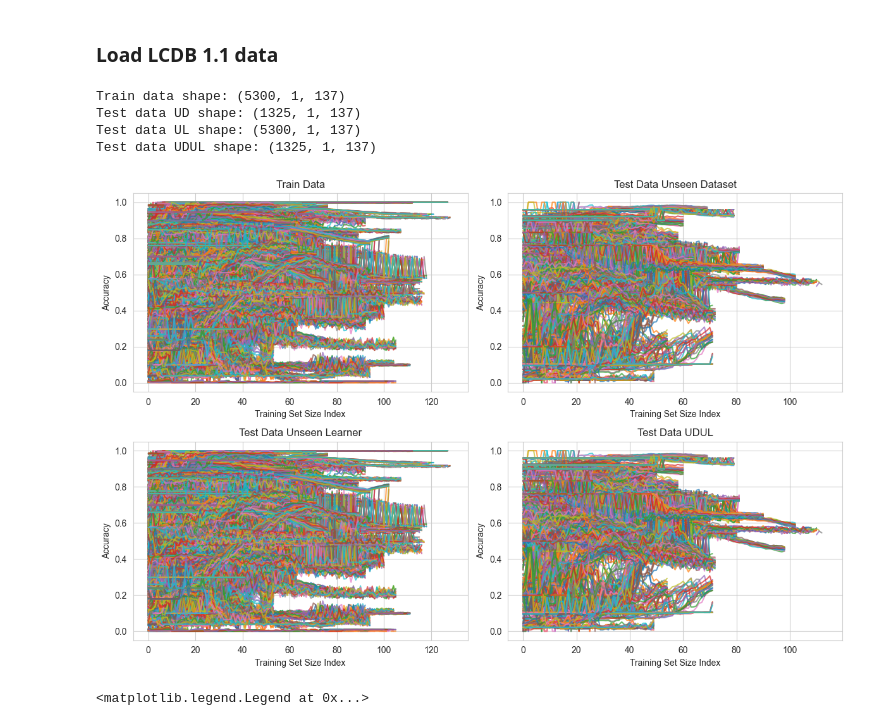
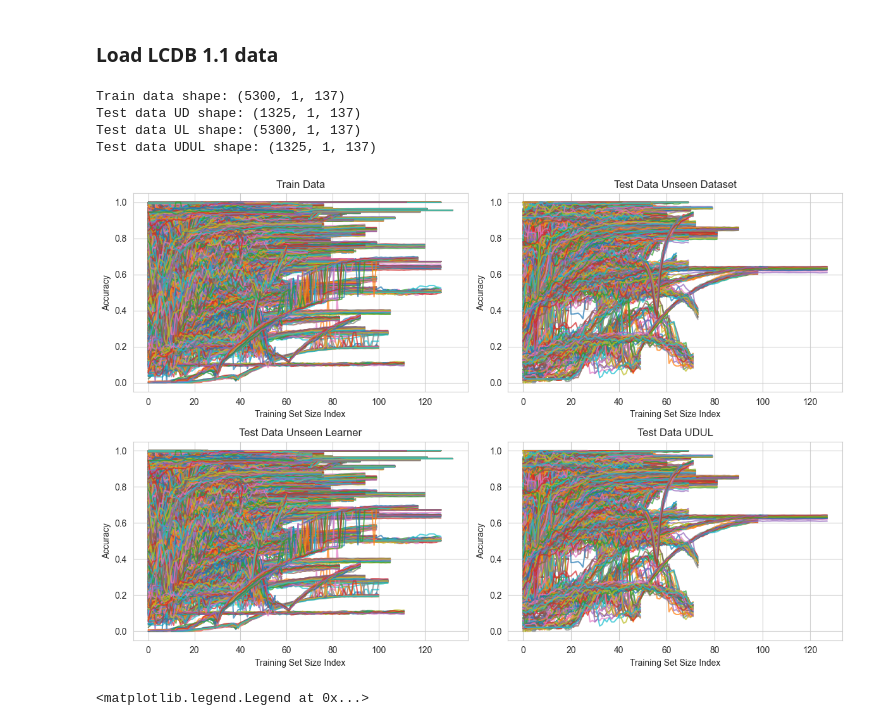
Before and after one commit to Maxmwoan/Research-Project, a Jupyter notebook: new_training_pfn_lcdb11.ipynb, the cells around one changed output. Cells and saved outputs as stored; diff of their text form; code cells hidden in the pictures.

```diff
--- a/new_training_pfn_lcdb11.ipynb
+++ b/new_training_pfn_lcdb11.ipynb
@@ -57,9 +57,9 @@ lc_data = h5py.File(Path.cwd() / 'dataset/LCDB11_ACC_265_noFS_raw.hdf5', 'r')['a
 mean_valid_lc_nofs =np.nanmean(lc_data, axis=(2, 3))
 # %%
 ### Train settings
-data_split_state = 8
-trained_on = "Sigmoid"
-eval_on = "Sigmoid"
+data_split_state = 1
+trained_on = "LDA"
+eval_on = "LDA"
 
 adjust_train_size = False
 training_set_size = 5300
@@ -105,34 +105,34 @@ test_data_UDUL = lc_data[test_data_indices][:, test_learner_indices, :].transpos
 
 if adjust_train_size:
     train_data = train_data[np.random.choice(np.arange(len(train_data)), training_set_size)]
 
 print(f"Train data shape: {train_data.shape}")
 print(f"Test data UD shape: {test_data_UD.shape}")
 print(f"Test data UL shape: {test_data_UL.shape}")
 print(f"Test data UDUL shape: {test_data_UDUL.shape}")
 
 
 def plot_learning_curves(ax, data, title):
     for idx in range(len(data)):
         ax.plot(data[idx, 0, :], linestyle='-', alpha=0.7)
 
     ax.set_xlabel("Training Set Size Index")
     ax.set_ylabel("Accuracy")
     ax.set_title(title)
 
 fig, axes = plt.subplots(2, 2, figsize=(12, 8))
 plot_learning_curves(axes[0, 0], train_data, "Train Data")
 plot_learning_curves(axes[0, 1], test_data_UD, "Test Data Unseen Dataset")
 plot_learning_curves(axes[1, 0], test_data_UL, "Test Data Unseen Learner")
 plot_learning_curves(axes[1, 1], test_data_UDUL, "Test Data UDUL")
 plt.tight_layout()
 plt.show()
 # %% [output]
 Train data shape: (5300, 1, 137)
 Test data UD shape: (1325, 1, 137)
 Test data UL shape: (5300, 1, 137)
 Test data UDUL shape: (1325, 1, 137)
-[figure, old version]
+[figure, new version]
 # %%
 def augment(y, n_anchors):
     y_min = np.nanmin(y)
```
Also changed, not shown: parts of 2 cells of this notebook, 14 other files.
